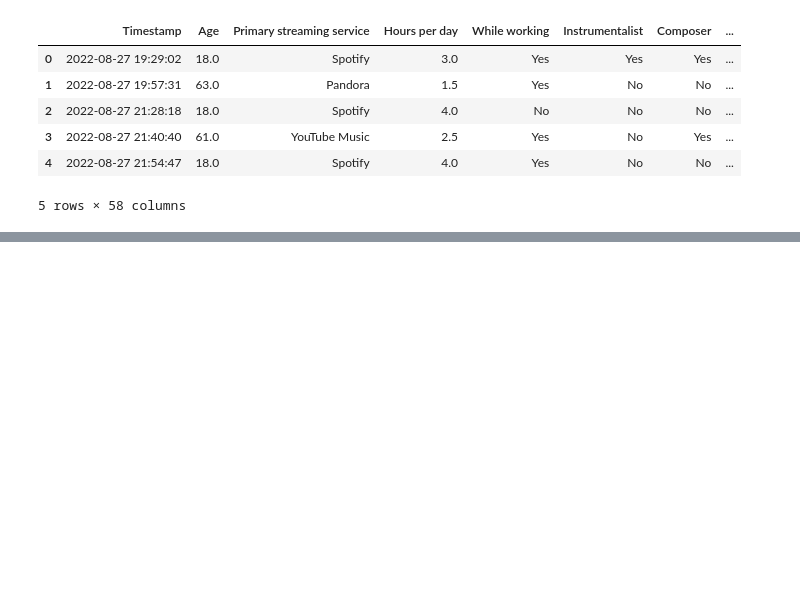
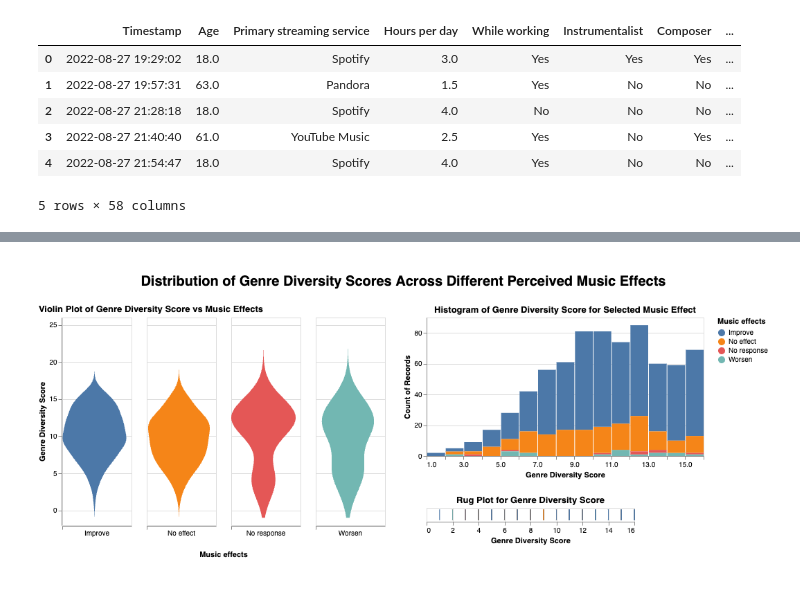
Before and after one commit to ubc-dsci320-2024w2/project-team_fabfour, a Jupyter notebook: ungraded/Judy_Charts.ipynb, the cells around one changed output, grey strips where cells are left out. Drawn from its saved outputs; the diff is of its cells as text; code cells hidden in the pictures; blank space fills up the shorter version.

```diff
--- a/ungraded/Judy_Charts.ipynb
+++ b/ungraded/Judy_Charts.ipynb
@@ -226,0 +119,95 @@ task3_charts
+# %%
+# create interactive legend
+interactive_legend = alt.selection_point(
+    fields=['Music effects'],
+    bind='legend'
+)
+
+# create range slider
+range_slider = alt.selection_interval(
+    encodings=['y'],
+    bind='scales',
+    name='RangeSlider'
+)
+
+# create violin plot
+violin = alt.Chart(mxmh).transform_filter(
+    range_slider
+).transform_density(
+    'Genre Diversity Score',
+    as_=['Genre Diversity Score', 'density'],
+    extent=[-1, 25],
+    groupby=['Music effects']
+).mark_area(orient='horizontal').encode(
+    y=alt.Y('Genre Diversity Score:Q', title="Genre Diversity Score"),
+    color=alt.Color('Music effects:N', scale=alt.Scale(scheme="tableau10")),
+    x=alt.X(
+        'density:Q',
+        stack='center',
+        impute=None,
+        title=None,
+        axis=alt.Axis(labels=False, values=[0], grid=False, ticks=True),
+    ),
+    column=alt.Column(
+        'Music effects:N',
+        header=alt.Header(
+            titleOrient='bottom',
+            labelOrient='bottom',
+            labelPadding=0,
+        ),
+    ),
+    opacity=alt.condition(interactive_legend, alt.value(1), alt.value(0.1))
+).add_params(
+    interactive_legend,
+    range_slider
+).properties(
+    title='Violin Plot of Genre Diversity Score vs Music Effects',
+    width=100
+)
+
+# create histogram
+histogram = alt.Chart(mxmh).transform_filter(
+    range_slider
+).transform_filter(
+    interactive_legend
+).mark_bar().encode(
+    x=alt.X('Genre Diversity Score:Q', bin=alt.BinParams(maxbins=20), title="Genre Diversity Score"),
+    y='count()',
+    color='Music effects:N'
+).properties(
+    title="Histogram of Genre Diversity Score for Selected Music Effect",
+    width=400,
+    height=200
+)
+# create rug plot
+rug_plot = alt.Chart(mxmh).transform_filter(
+    range_slider
+).transform_filter(
+    interactive_legend
+).mark_tick().encode(
+    x='Genre Diversity Score:Q',
+    color='Music effects:N'
+).properties(
+    title="Rug Plot for Genre Diversity Score"
+)
+
+
+chart_2 = alt.hconcat(
+    violin,
+    (histogram &
+    rug_plot)
+).properties(
+     title={
+        "text": "Distribution of Genre Diversity Scores Across Different Perceived Music Effects",
+        "fontSize": 20,
+        "fontWeight": "bold",
+        "anchor": "middle",
+        "dy": -20
+    },
+    padding={"top": 24, "bottom": 24}
+).configure_concat(
+    spacing=24
+)
+chart_2
+# %% [output]
+[figure, added]
```
Also changed, not shown: parts of 8 cells of this notebook, 1 other file.
